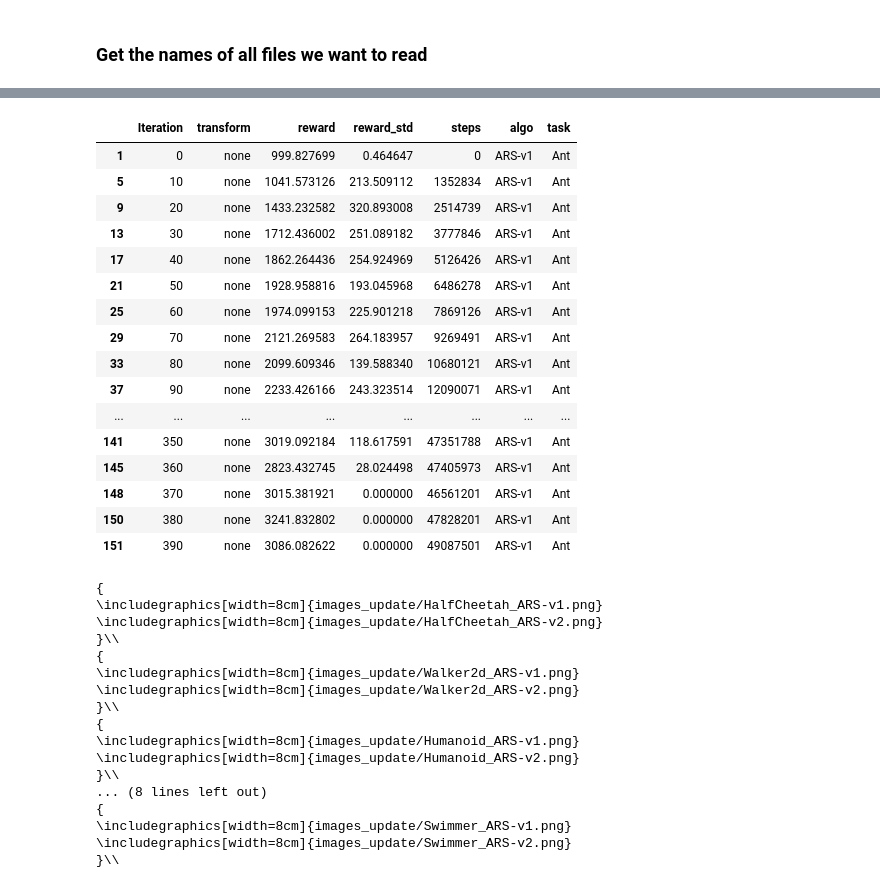
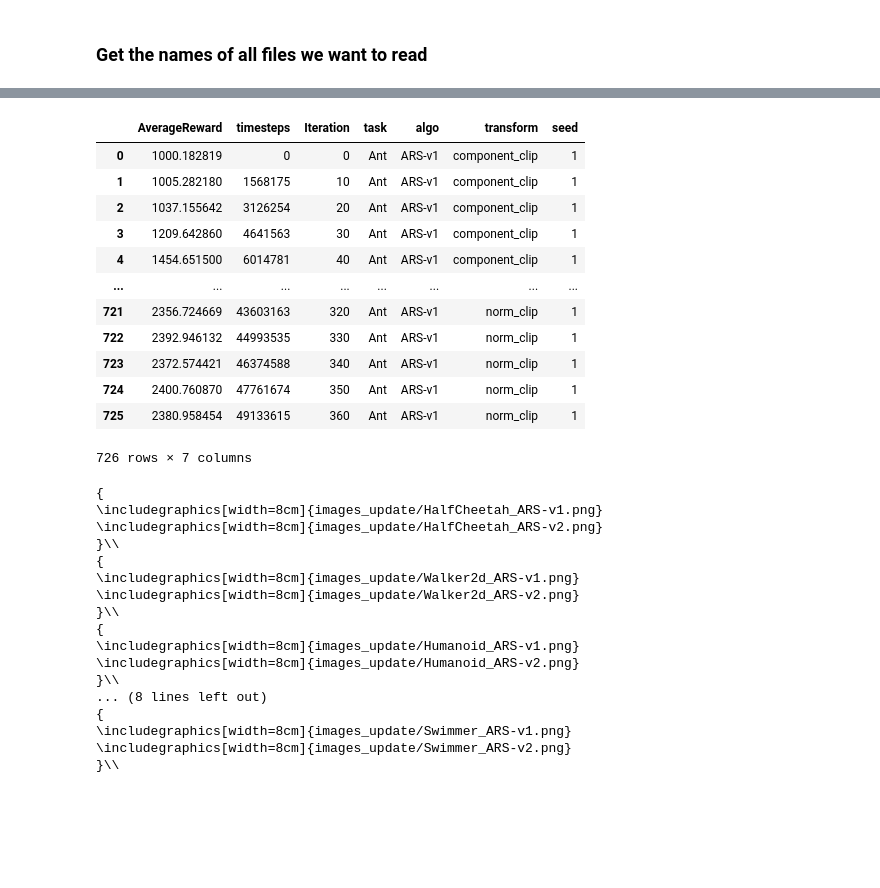
Before and after one commit to deepakhr1999/ARS, a Jupyter notebook: code/plot_hparam_grid.ipynb, the cells around one changed output, grey strips where cells are left out. Drawn from its saved outputs; the diff is of its cells as text; code cells hidden in the pictures; blank space fills up the shorter version.

```diff
--- a/code/plot_hparam_grid.ipynb
+++ b/code/plot_hparam_grid.ipynb
@@ -240,3 +240,35 @@ task & algo &  &  &  &  \\
 \hline
 \end{tabular}
 \end{table}
+# %%
+for (task, algo), data1 in best_data.groupby(["task", "algo"]):
+
+    frames = []
+    for filename, transform, algo, seed in zip(data1.dir_path, data1['transform'], data1["algo"], data.seed):
+        x = pd.read_csv("../"+filename+"/log.txt", sep="\t")[["AverageReward", "timesteps", "Iteration"]]
+        x["task"] = task
+        x["algo"] = algo
+        x["transform"] = transform
+        x["seed"] = seed
+        frames.append(x)
+    frame = pd.concat(frames, ignore_index=True)
+
+    break
+
+
+
+frame
+# %% [output]
+|  | AverageReward | timesteps | Iteration | task | algo | transform | seed |
+| 0 | 1000.182819 | 0 | 0 | Ant | ARS-v1 | component_clip | 1 |
+| 1 | 1005.282180 | 1568175 | 10 | Ant | ARS-v1 | component_clip | 1 |
+| 2 | 1037.155642 | 3126254 | 20 | Ant | ARS-v1 | component_clip | 1 |
+| 3 | 1209.642860 | 4641563 | 30 | Ant | ARS-v1 | component_clip | 1 |
+| 4 | 1454.651500 | 6014781 | 40 | Ant | ARS-v1 | component_clip | 1 |
+| ... | ... | ... | ... | ... | ... | ... | ... |
+| 721 | 2356.724669 | 43603163 | 320 | Ant | ARS-v1 | norm_clip | 1 |
+| 722 | 2392.946132 | 44993535 | 330 | Ant | ARS-v1 | norm_clip | 1 |
+| 723 | 2372.574421 | 46374588 | 340 | Ant | ARS-v1 | norm_clip | 1 |
+| 724 | 2400.760870 | 47761674 | 350 | Ant | ARS-v1 | norm_clip | 1 |
+| 725 | 2380.958454 | 49133615 | 360 | Ant | ARS-v1 | norm_clip | 1 |
+726 rows × 7 columns
@@ -310,26 +357,6 @@ for (task, algo), data1 in best_data.groupby(["task", "algo"]):
         fig.update_layout(legend=dict(yanchor="bottom", y=0.6, xanchor="right", x=0.99))
     fig.write_image(f"../static/{task}_{algo}.png", scale=1.5)
     # fig.show()
-# %%
-frame[frame["transform"] == 'none']
-# %% [output]
-|  | Iteration | transform | reward | reward_std | steps | algo | task |
-| 1 | 0 | none | 999.827699 | 0.464647 | 0 | ARS-v1 | Ant |
-| 5 | 10 | none | 1041.573126 | 213.509112 | 1352834 | ARS-v1 | Ant |
-| 9 | 20 | none | 1433.232582 | 320.893008 | 2514739 | ARS-v1 | Ant |
-| 13 | 30 | none | 1712.436002 | 251.089182 | 3777846 | ARS-v1 | Ant |
-| 17 | 40 | none | 1862.264436 | 254.924969 | 5126426 | ARS-v1 | Ant |
-| 21 | 50 | none | 1928.958816 | 193.045968 | 6486278 | ARS-v1 | Ant |
-| 25 | 60 | none | 1974.099153 | 225.901218 | 7869126 | ARS-v1 | Ant |
-| 29 | 70 | none | 2121.269583 | 264.183957 | 9269491 | ARS-v1 | Ant |
-| 33 | 80 | none | 2099.609346 | 139.588340 | 10680121 | ARS-v1 | Ant |
-| 37 | 90 | none | 2233.426166 | 243.323514 | 12090071 | ARS-v1 | Ant |
-| ... | ... | ... | ... | ... | ... | ... | ... |
-| 141 | 350 | none | 3019.092184 | 118.617591 | 47351788 | ARS-v1 | Ant |
-| 145 | 360 | none | 2823.432745 | 28.024498 | 47405973 | ARS-v1 | Ant |
-| 148 | 370 | none | 3015.381921 | 0.000000 | 46561201 | ARS-v1 | Ant |
-| 150 | 380 | none | 3241.832802 | 0.000000 | 47828201 | ARS-v1 | Ant |
-| 151 | 390 | none | 3086.082622 | 0.000000 | 49087501 | ARS-v1 | Ant |
 # %%
 template = r"""{
 \includegraphics[width=8cm]{images_update/TASK_ARS-v1.png}
```
Also changed, not shown: parts of 6 cells of this notebook, 12 other files.
